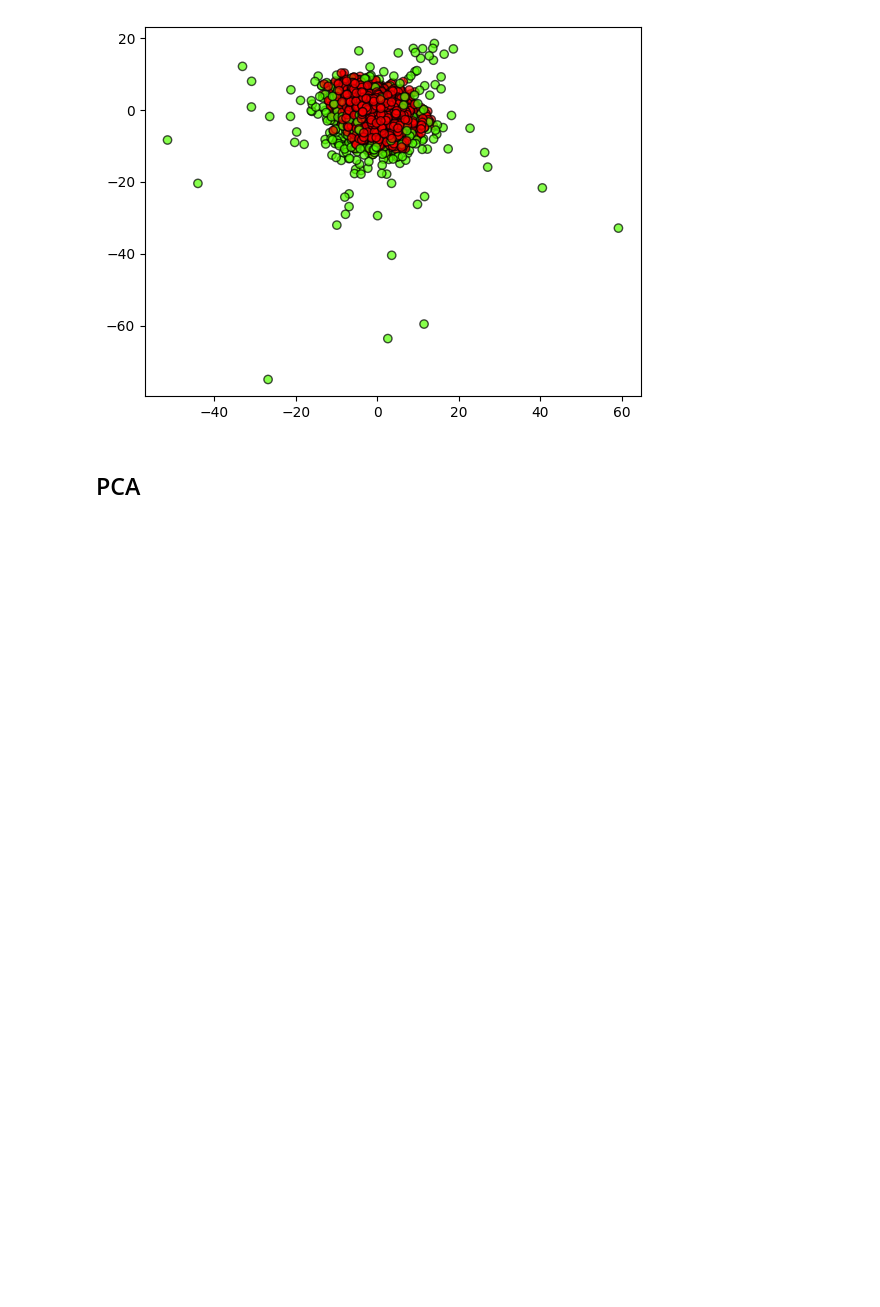
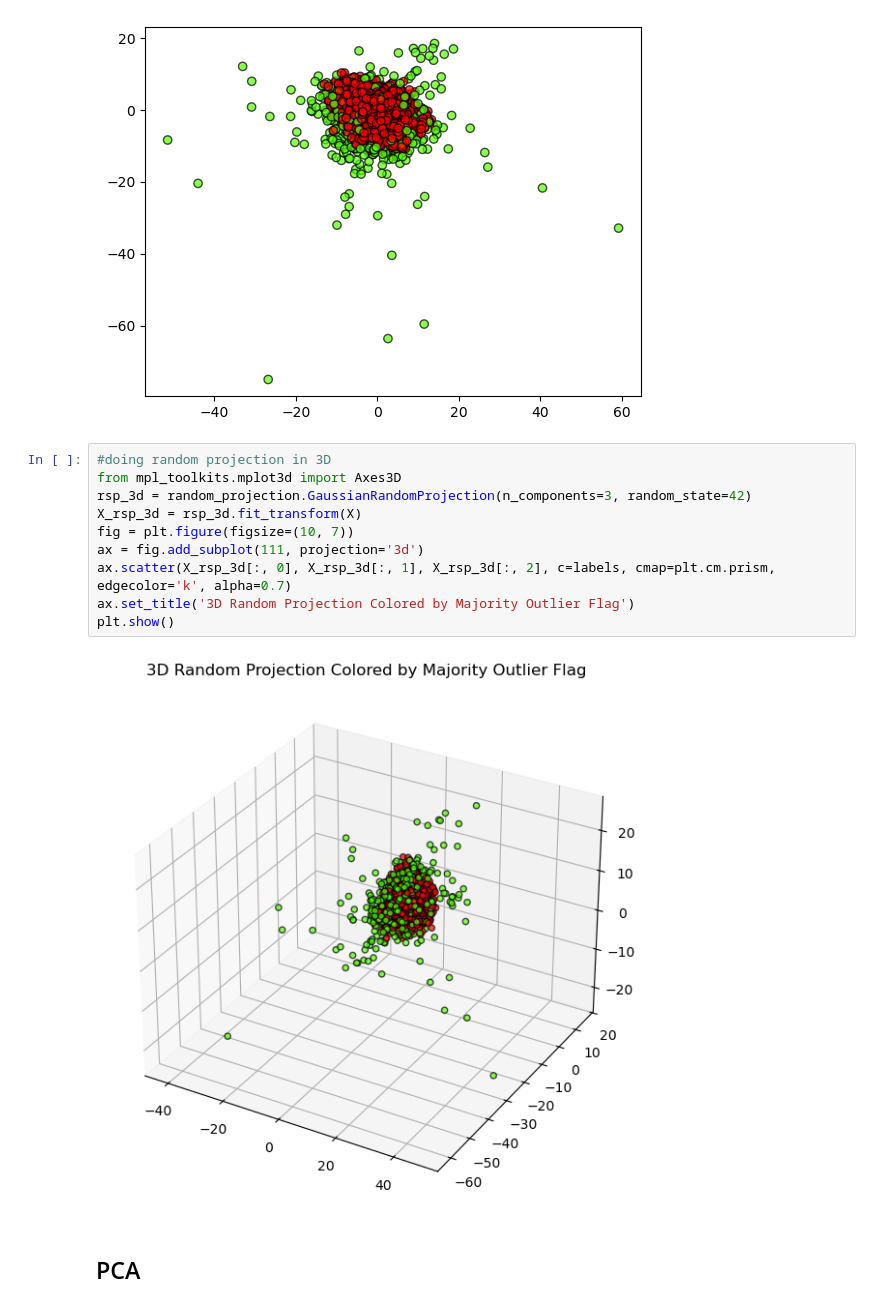
Before and after one commit to lorenzobuccolini03/Data-Mining---Advanced-Topics, a Jupyter notebook: Outliers_Detection/outliers_removal.ipynb, the cells around one changed output. Saved outputs shown, nothing was run; the diff lists cells and outputs as text; blank space fills up the shorter version.

Commit message:
outliers visualization

```diff
--- a/Outliers_Detection/outliers_removal.ipynb
+++ b/Outliers_Detection/outliers_removal.ipynb
@@ -67,6 +67,18 @@ plt.scatter(X_rsp[:, 0], X_rsp[:, 1], c=labels, cmap=plt.cm.prism, edgecolor='k'
 plt.show()
 # %% [output]
 [figure]
+# %%
+#doing random projection in 3D
+from mpl_toolkits.mplot3d import Axes3D
+rsp_3d = random_projection.GaussianRandomProjection(n_components=3, random_state=42)
+X_rsp_3d = rsp_3d.fit_transform(X)
+fig = plt.figure(figsize=(10, 7))
+ax = fig.add_subplot(111, projection='3d')
+ax.scatter(X_rsp_3d[:, 0], X_rsp_3d[:, 1], X_rsp_3d[:, 2], c=labels, cmap=plt.cm.prism, edgecolor='k', alpha=0.7)
+ax.set_title('3D Random Projection Colored by Majority Outlier Flag')
+plt.show()
+# %% [output]
+[figure, added]
 # %% [markdown]
 ## PCA
 # %%
```
Also changed, not shown: parts of 2 cells of this notebook, 3 other files.
